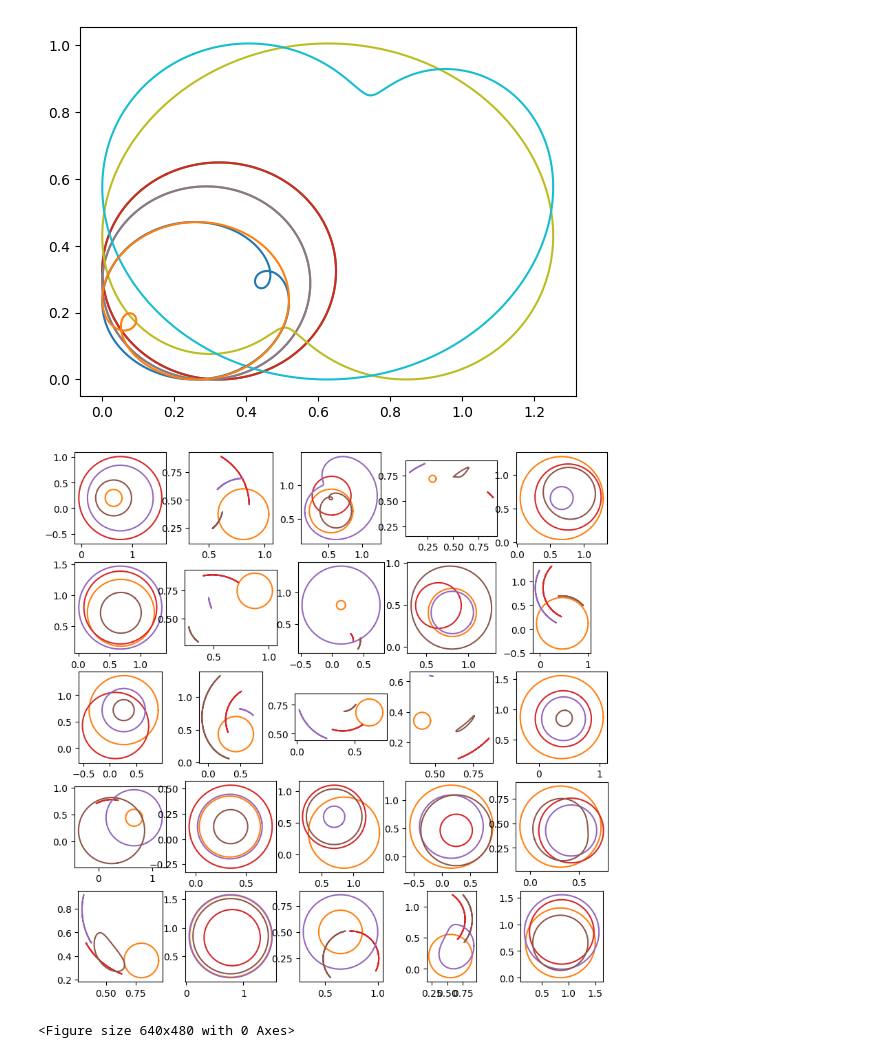
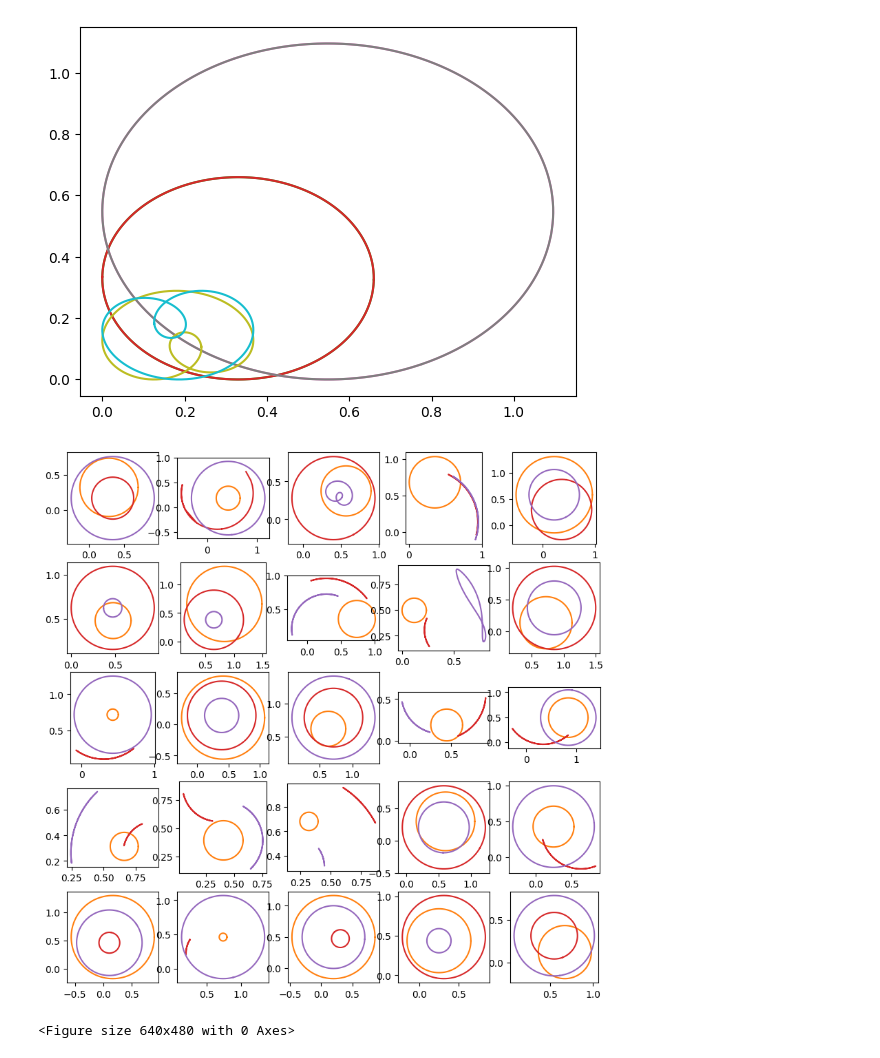
Before and after one commit to szvsw/MOOCP, a Jupyter notebook: batch_simulate.ipynb, the cells around one changed output. Cells and saved outputs as stored; diff of their text form; code cells hidden in the pictures.

```diff
--- a/batch_simulate.ipynb
+++ b/batch_simulate.ipynb
@@ -118,9 +118,10 @@ def batch_generate_mechs(config):
 # %%
 config = {
     "BATCH_SIZE": 100,
-    "NODE_COUNT": 6,
+    "NODE_COUNT": 5,
     "TIMESTEPS": 2000,
     "SPATIAL_DIMS": 2,
 }
-torch.save(batch_generate_mechs(config), "data.pt")
+results = batch_generate_mechs(config)
+torch.save(results, "data.pt")
 # %%
@@ -128,9 +129,9 @@ target_pc = np.array([[90, 33], [61, 6], [30, 0], [110, 20], [71, 38], [125, 18]
 # %%
 draw_n = 2
-for i in range(NODE_COUNT):
-    plt.plot(curve[draw_n,i,:,0], curve[draw_n,i,:,1])
-    plt.plot(curve_rot[draw_n,i,:,0],curve_rot[draw_n,i,:,1])
+for i in range(config["NODE_COUNT"]):
+    plt.plot(results["curve"][draw_n,i,:,0],results["curve"][draw_n,i,:,1])
+    plt.plot(results["curve_rot"][draw_n,i,:,0],results["curve_rot"][draw_n,i,:,1])
 # %% [output]
-[figure, old version]
+[figure, new version]
 # %%
 
@@ -147,14 +148,14 @@ for b in range(BATCH_SIZE):
 # %%
 import matplotlib.pyplot as plt
 plotn = 5
 fig, axs = plt.subplots(plotn, plotn, figsize=(10,10))
 plt.figure()
 for row in range(plotn):
     for col in range(plotn):
-        for i in range(NODE_COUNT):
-            data = sol[row*plotn+ col]
+        for i in range(config["NODE_COUNT"]):
+            data = results["sol"][row*plotn+ col]
             axs[row,col].plot(data[i,:,0], data[i,:,1])
             axs[row,col].set_aspect("equal")
 # %% [output]
-[figure, old version]
+[figure, new version]
 <Figure size 640x480 with 0 Axes>
```
Also changed, not shown: parts of 1 cell of this notebook.
